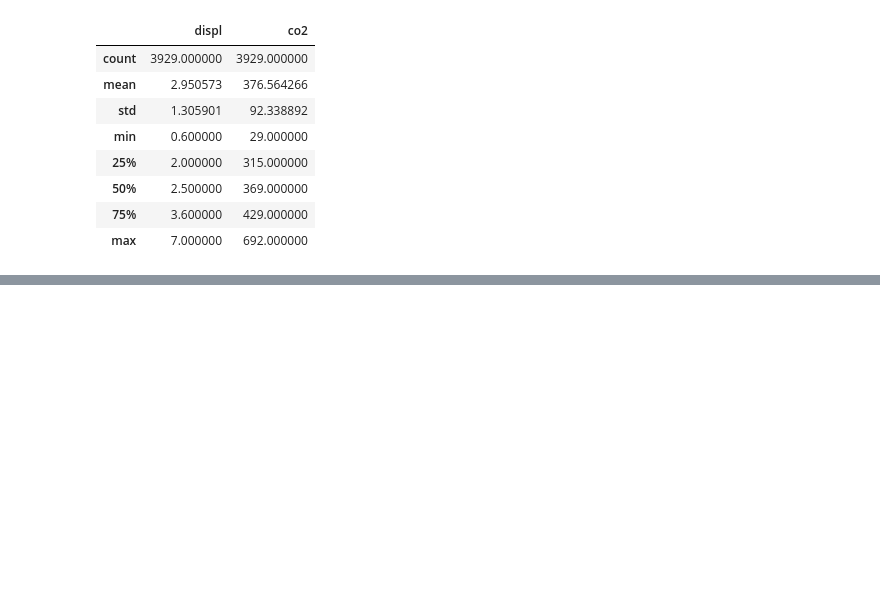
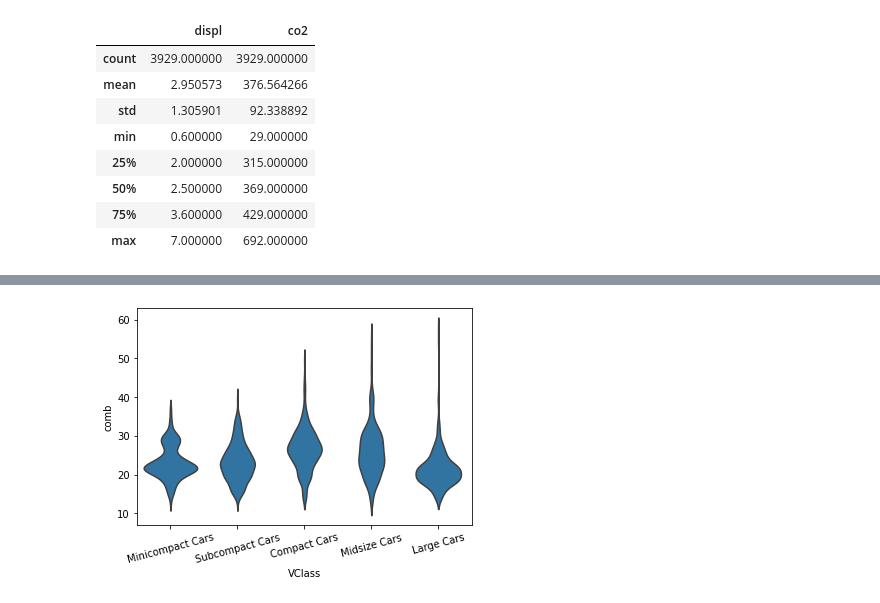
Before and after one commit to tharcyla/data-visualization, a Jupyter notebook: 04_Bivariate-Exploration-of-Data.ipynb, the cells around one changed output, grey strips where cells are left out. Drawn from its saved outputs; the diff is of its cells as text; code cells hidden in the pictures; blank space fills up the shorter version.

Commit message:
upload: Add notes (2) from the Bivariate Exploration of Data lesson
This time around, I covered up to 'Adaptation of Univariate Plots'.
Next up are the Line Plots.

```diff
--- a/04_Bivariate-Exploration-of-Data.ipynb
+++ b/04_Bivariate-Exploration-of-Data.ipynb
@@ -308,0 +334,8 @@ The visualization shows that most cars fall in a line where larger engine sizes
+# %%
+# improving things
+base_color = sns.color_palette()[0]
+sns.violinplot(data=fuel_econ, x='VClass', y='comb',
+              color=base_color, inner=None) # inner=None cleans the middle of the plots
+plt.xticks(rotation=15); # rotate labels slightly
+# %% [output]
+[figure, added]
```
Also changed, not shown: parts of 62 cells of this notebook.
